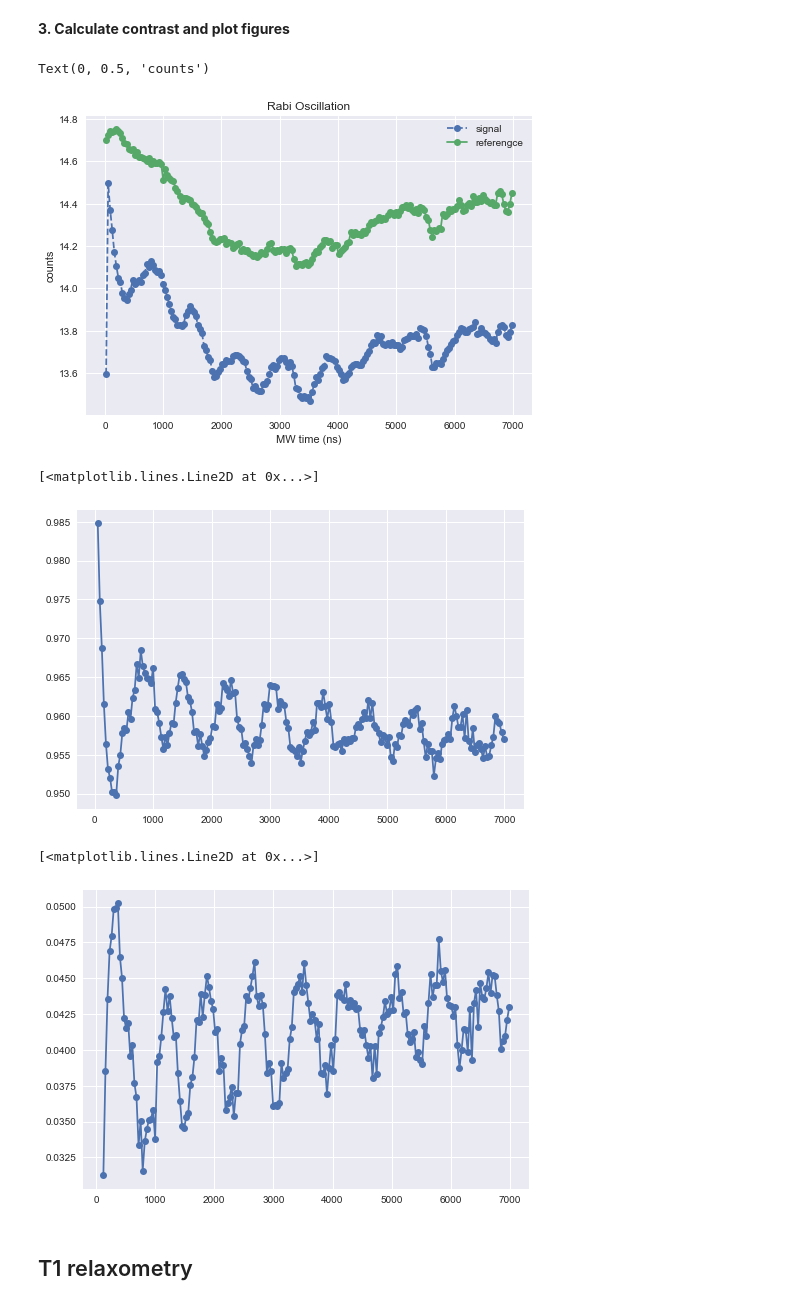
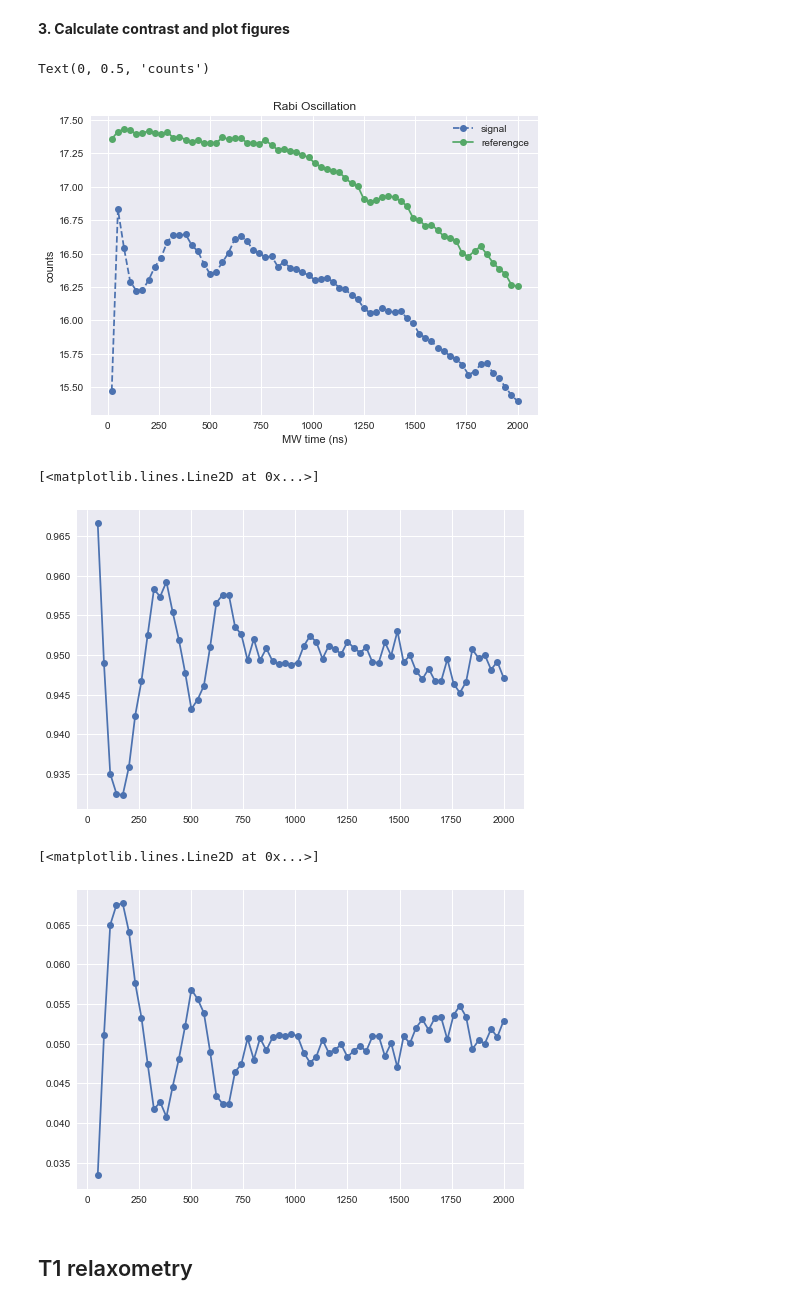
Before and after one commit to Youngcius/odmactor, a Jupyter notebook: project/tutorial/time-odmr.ipynb, the cells around one changed output. Saved outputs shown, nothing was run; the diff lists cells and outputs as text; code cells hidden in the pictures.

```diff
--- a/project/tutorial/time-odmr.ipynb
+++ b/project/tutorial/time-odmr.ipynb
@@ -126,8 +126,8 @@ np.savetxt('ramsey_2.852ghz_310ns.txt', scheduler.result)
 # %%
 
 t_start = 20
-t_end = 7000
-t_step = 35
+t_end = 2000
+t_step = 30
 
 t_init = 3e3
 inter_init_mw = 3000
@@ -143,7 +143,7 @@ f = 2.889 * C.giga
 # %% [markdown]
 **2. Construct a Rabi measurement Scheduler and run**
 # %%
-scheduler = RabiScheduler(mw_ttl=0, with_ref=True, epoch_omit=5)
+scheduler = RabiScheduler(mw_ttl=1, with_ref=True, epoch_omit=5)
 scheduler.configure_mw_paras(power=p, freq=f)
 scheduler.configure_odmr_seq(t_init, t_read_sig, pre_read=pre_read, inter_init_mw=inter_init_mw,
                              inter_mw_read=inter_mw_read, N=N)
@@ -200,17 +200,17 @@ plt.xlabel('MW time (ns)')
 plt.ylabel('counts')
 # %% [output]
 Text(0, 0.5, 'counts')
-[figure, old version]
+[figure, new version]
 # %%
 plt.plot(counts_sig_ref[0][1:], contrast[1:], 'o-')
 # %% [output]
 [<matplotlib.lines.Line2D at 0x...>]
-[figure, old version]
+[figure, new version]
 # %%
-plt.plot(counts_sig_ref[0][3:], contrast_2[3:], 'o-')
+plt.plot(counts_sig_ref[0][1:], contrast_2[1:], 'o-')
 # %% [output]
 [<matplotlib.lines.Line2D at 0x...>]
-[figure, old version]
+[figure, new version]
 # %%
 np.savetxt('rabi_2.889ghz_12dbm_long_7us.txt', scheduler.result)
 # %% [markdown]
```
Also changed, not shown: parts of 4 cells of this notebook, 1 other file.
